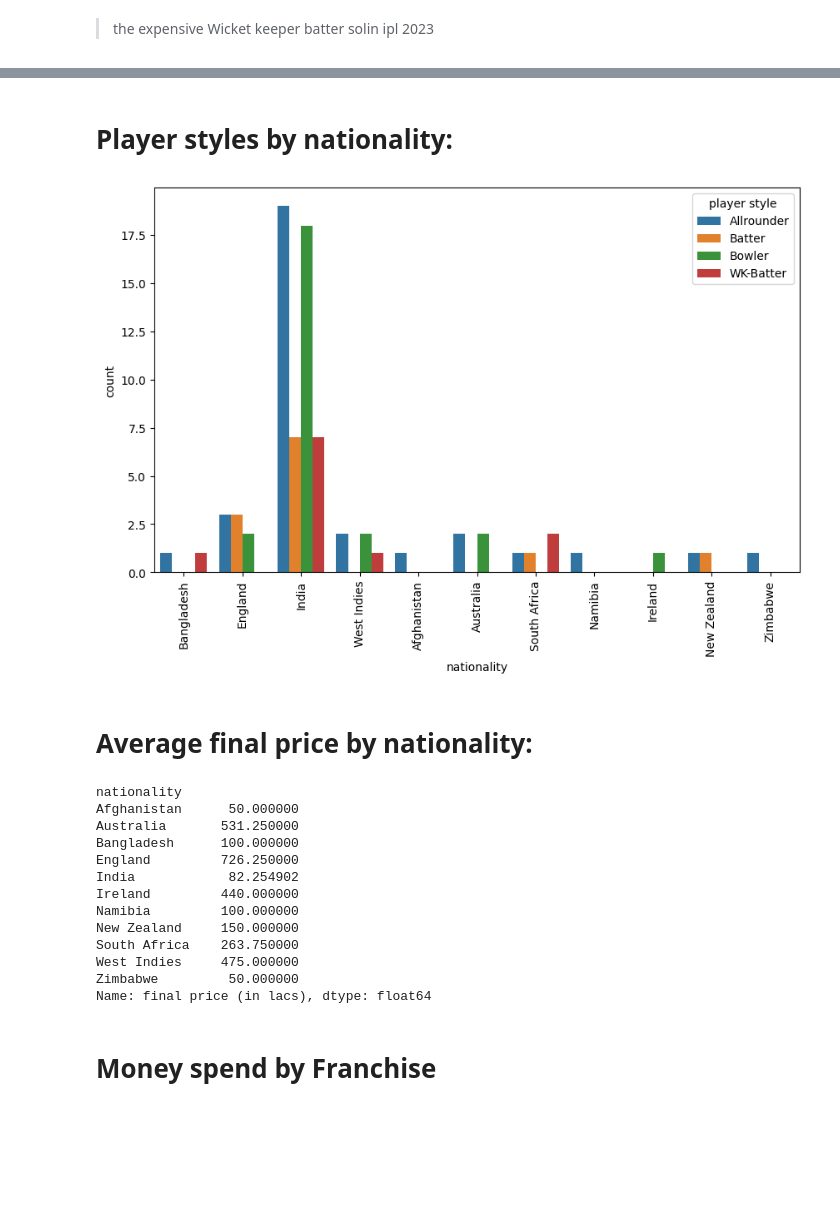
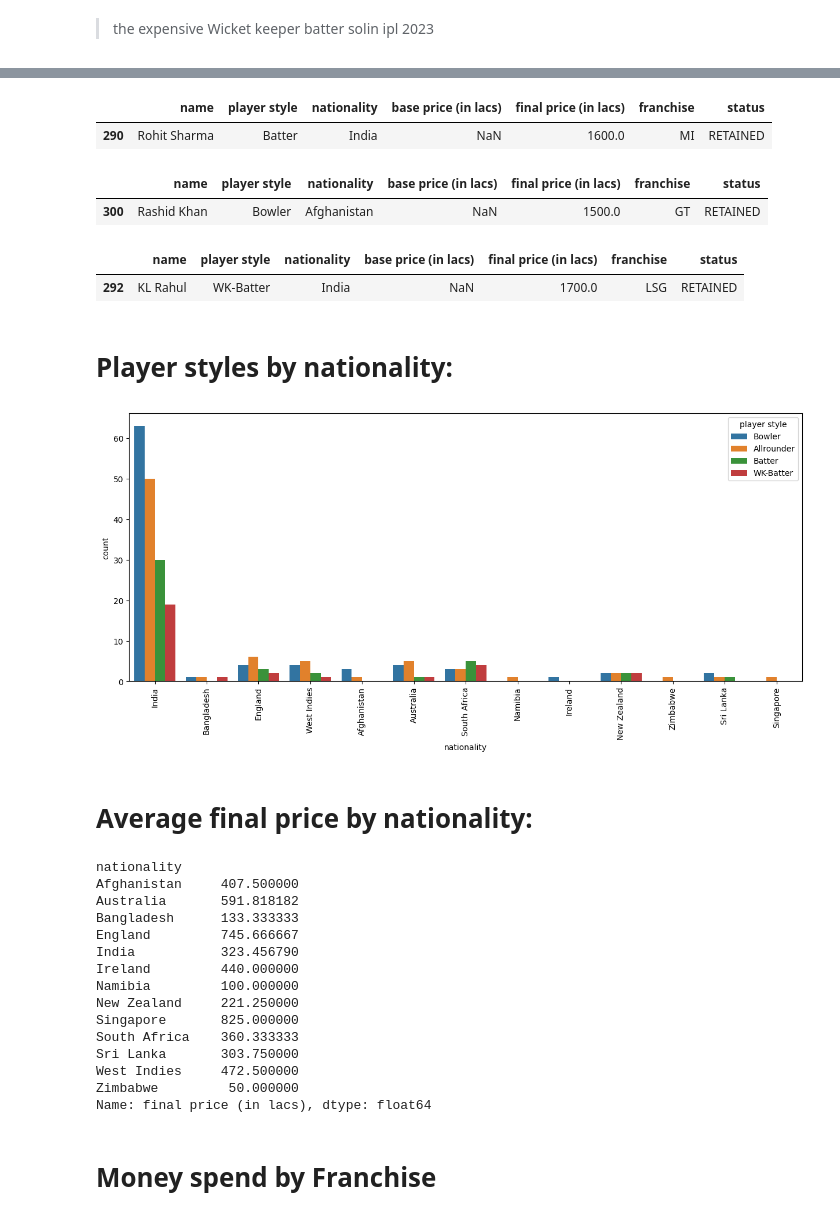
Before and after one commit to Uzair-A-Jokhio/Data_Projects, a Jupyter notebook: ipl-2023-auction-eda.ipynb, the cells around one changed output, grey strips where cells are left out. Drawn from its saved outputs; the diff is of its cells as text; code cells hidden in the pictures; blank space fills up the shorter version.

```diff
--- a/ipl-2023-auction-eda.ipynb
+++ b/ipl-2023-auction-eda.ipynb
@@ -158,28 +187,51 @@ exp_keeper
+# %%
+batter = ret_player[(ret_player['player style'] == 'Batter')]
+ret_batter = batter[batter['final price (in lacs)'] == batter['final price (in lacs)'].max()]
+ret_batter
+# %% [output]
+|  | name | player style | nationality | base price (in lacs) | final price (in lacs) | franchise | status |
+| 290 | Rohit Sharma | Batter | India | NaN | 1600.0 | MI | RETAINED |
+# %%
+bowler = ret_player[(ret_player['player style'] == 'Bowler')]
+ret_bowler = bowler[bowler['final price (in lacs)'] == bowler['final price (in lacs)'].max()]
+ret_bowler
+# %% [output]
+|  | name | player style | nationality | base price (in lacs) | final price (in lacs) | franchise | status |
+| 300 | Rashid Khan | Bowler | Afghanistan | NaN | 1500.0 | GT | RETAINED |
+# %%
+keeper = ret_player[(ret_player['player style'] == 'WK-Batter')]
+ret_keeper = keeper[keeper['final price (in lacs)'] == keeper['final price (in lacs)'].max()]
+ret_keeper
+# %% [output]
+|  | name | player style | nationality | base price (in lacs) | final price (in lacs) | franchise | status |
+| 292 | KL Rahul | WK-Batter | India | NaN | 1700.0 | LSG | RETAINED |
 # %% [markdown]
 # Player styles by nationality:
 # %%
-plt.figure(figsize=(10, 6))
-sns.countplot(x='nationality', hue='player style', data=sold_player)
+plt.figure(figsize=(15,6))
+sns.countplot(x='nationality', hue='player style', data=ipl_player)
 plt.xticks(rotation=90)
 plt.show()
 # %% [output]
-[figure, old version]
+[figure, new version]
 # %% [markdown]
 # Average final price by nationality:
 # %%
-sold_player.groupby('nationality')['final price (in lacs)'].mean()
+ipl_player.groupby('nationality')['final price (in lacs)'].mean()
 # %% [output]
 nationality
-Afghanistan      50.000000
-Australia       531.250000
-Bangladesh      100.000000
-England         726.250000
-India            82.254902
+Afghanistan     407.500000
+Australia       591.818182
+Bangladesh      133.333333
+England         745.666667
+India           323.456790
 Ireland         440.000000
 Namibia         100.000000
-New Zealand     150.000000
-South Africa    263.750000
-West Indies     475.000000
+New Zealand     221.250000
+Singapore       825.000000
+South Africa    360.333333
+Sri Lanka       303.750000
+West Indies     472.500000
 Zimbabwe         50.000000
 Name: final price (in lacs), dtype: float64
 # %% [markdown]
```
Also changed, not shown: parts of 14 cells of this notebook.
